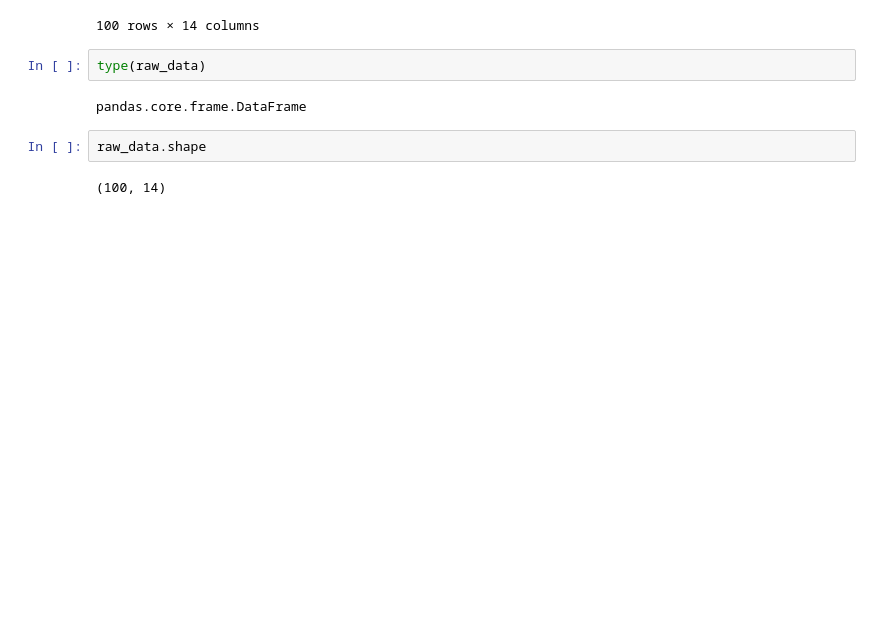
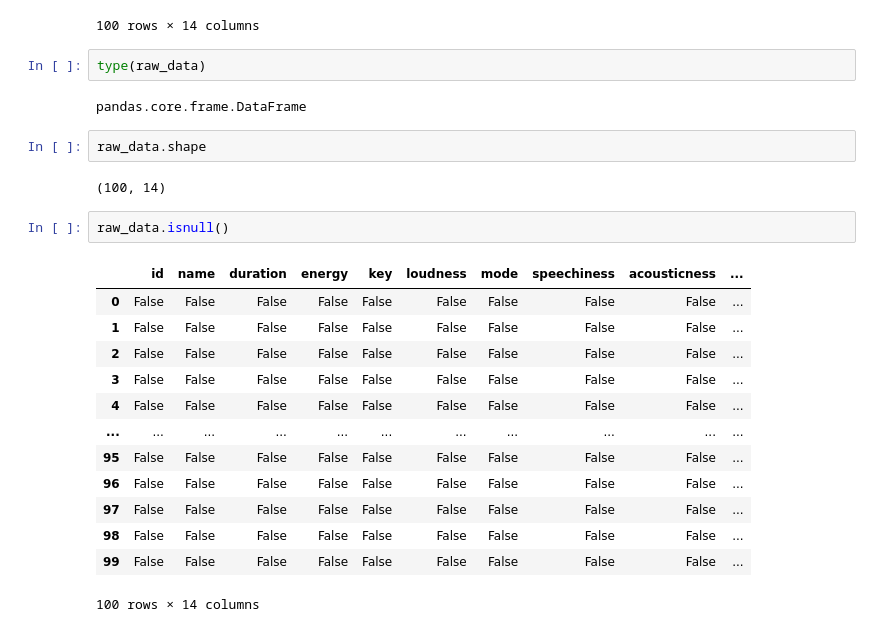
Before and after one commit to dilaraesmer/The-Data-Analyst-Course-Complete-Data-Analyst-Bootcamp-2023, a Jupyter notebook: Example_1.ipynb, the cells around one changed output. Drawn from its saved outputs; the diff is of its cells as text; blank space fills up the shorter version.

```diff
--- a/Example_1.ipynb
+++ b/Example_1.ipynb
@@ -62,3 +62,19 @@ pandas.core.frame.DataFrame
 raw_data.shape
 # %% [output]
 (100, 14)
+# %%
+raw_data.isnull()
+# %% [output]
+|  | id | name | duration | energy | key | loudness | mode | speechiness | acousticness | ... |
+| 0 | False | False | False | False | False | False | False | False | False | ... |
+| 1 | False | False | False | False | False | False | False | False | False | ... |
+| 2 | False | False | False | False | False | False | False | False | False | ... |
+| 3 | False | False | False | False | False | False | False | False | False | ... |
+| 4 | False | False | False | False | False | False | False | False | False | ... |
+| ... | ... | ... | ... | ... | ... | ... | ... | ... | ... | ... |
+| 95 | False | False | False | False | False | False | False | False | False | ... |
+| 96 | False | False | False | False | False | False | False | False | False | ... |
+| 97 | False | False | False | False | False | False | False | False | False | ... |
+| 98 | False | False | False | False | False | False | False | False | False | ... |
+| 99 | False | False | False | False | False | False | False | False | False | ... |
+100 rows × 14 columns
```
Also changed, not shown: parts of 2 cells of this notebook.
